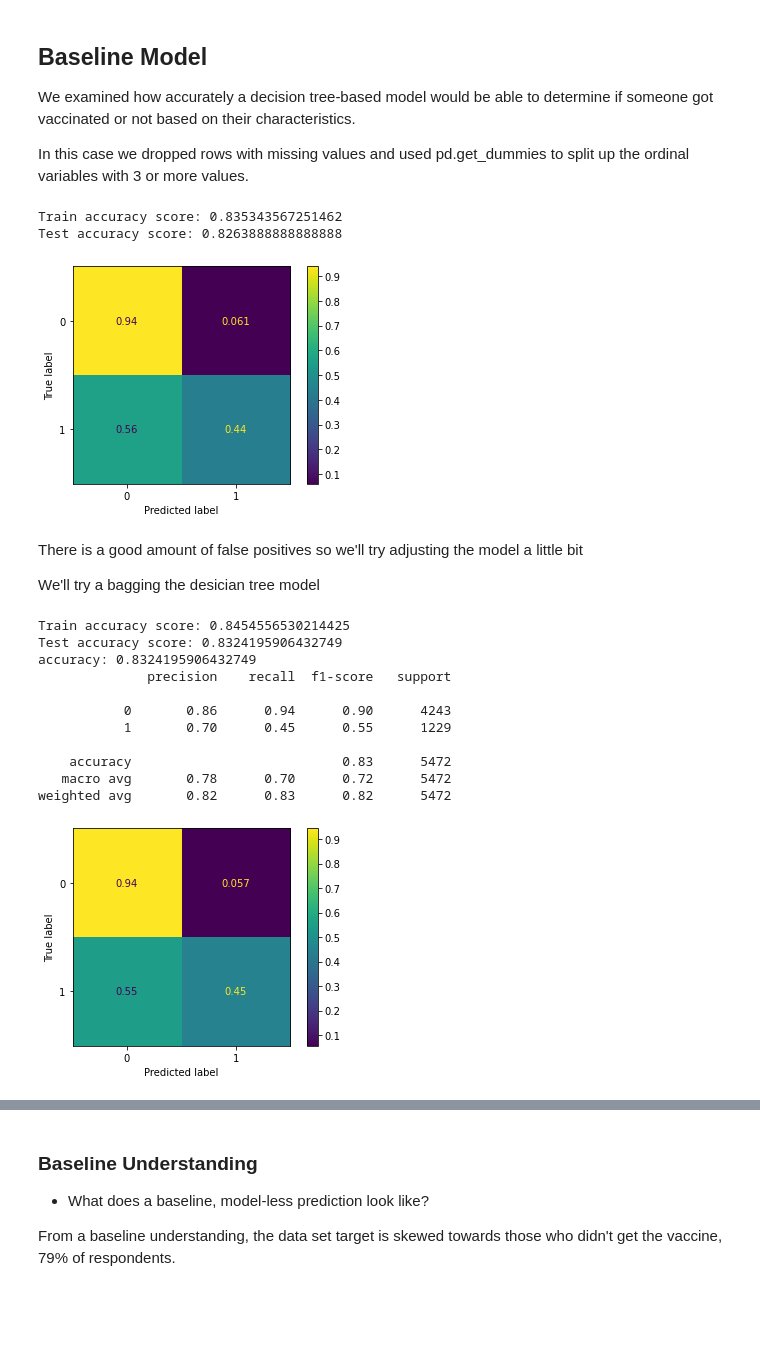
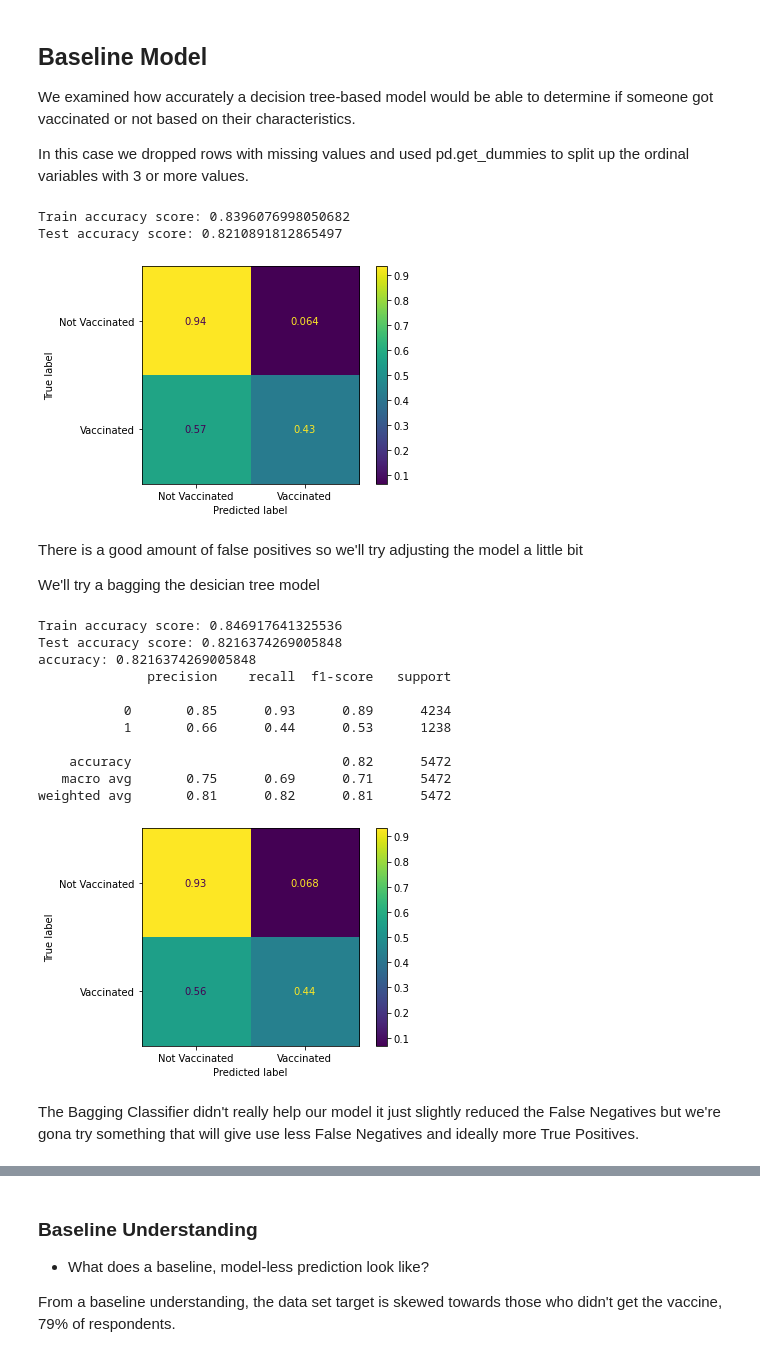
Before and after one commit to Jyve00/H1N1_Vaccine_Analysis, a Jupyter notebook: main.ipynb, the cells around one changed output, grey strips where cells are left out. Drawn from its saved outputs; the diff is of its cells as text; code cells hidden in the pictures; blank space fills up the shorter version.

```diff
--- a/main.ipynb
+++ b/main.ipynb
@@ -27,10 +29,11 @@ The target variable is the 'h1n1 vaccine' column. It is binary: 0 means the resp
 # %%
 # We'll import the dataframe with Pandas.
+import numpy as np
 import pandas as pd
 
-data = pd.read_csv('../Data/training_set_features.csv', index_col='respondent_id')       # Included only columns we want to use as features for our model
-target = pd.read_csv('../Data/training_set_labels.csv', index_col='respondent_id')       # Target Columns
-holdout_set = pd.read_csv('../Data/test_set_features.csv', index_col='respondent_id')    # A data frame that will remain untouched in order to test final model
+data = pd.read_csv('Data/training_set_features.csv', index_col='respondent_id')       # Included only columns we want to use as features for our model
+target = pd.read_csv('Data/training_set_labels.csv', index_col='respondent_id')       # Target Columns
+holdout_set = pd.read_csv('Data/test_set_features.csv', index_col='respondent_id')    # A data frame that will remain untouched in order to test final model
 
 # Take a quick look at
 data.info()
@@ -130,37 +123,37 @@ features['rent_or_own'] = features['rent_or_own'].replace({'Own':'1','Rent':'0'}
 features['rent_or_own'].astype(int,errors='ignore',copy=False)
 
 features = features.astype('float64')
 merge_df = features.merge(target,how='left',on='respondent_id')
 merge_df.dropna(inplace=True)
 merge_df.describe()
 
 #split back into X,y
 
 y = merge_df['h1n1_vaccine']
 X = merge_df.drop('h1n1_vaccine',axis=1,inplace=False)
 
 #train test split
 from sklearn.model_selection import train_test_split
 X_train,X_test,y_train,y_test = train_test_split(X,y,test_size=.25)
 
 #instantiate decisiontree classifier
 from sklearn.tree import DecisionTreeClassifier
 from sklearn.metrics import plot_confusion_matrix
 
 tree_clf = DecisionTreeClassifier(criterion='gini',max_depth=7,random_state =42 )
 tree_clf.fit(X_train,y_train)
 
-plot_confusion_matrix(tree_clf,X_test,y_test, normalize='true')
+plot_confusion_matrix(tree_clf,X_test,y_test, normalize='true', display_labels=['Not Vaccinated', 'Vaccinated'])
 
 #training accuracy score
 print("Train accuracy score:", tree_clf.score(X_train,y_train))
 
 #testing accuracy score
 print("Test accuracy score:", tree_clf.score(X_test,y_test))
 # %% [output]
-Train accuracy score: 0.835343567251462
-Test accuracy score: 0.8263888888888888
+Train accuracy score: 0.8396076998050682
+Test accuracy score: 0.8210891812865497
-[figure, old version]
+[figure, new version]
 # %% [markdown]
 There is a good amount of false positives so we'll try adjusting the model a little bit
 
@@ -180,21 +173,23 @@ print("Test accuracy score:",btc.score(X_test,y_test))
 btc_pred = btc.predict(X_test)
 from sklearn.metrics import accuracy_score
 print("accuracy:", accuracy_score(y_test,btc_pred, normalize='true'))
-plot_confusion_matrix(btc,X_test,y_test, normalize='true')
+plot_confusion_matrix(btc,X_test,y_test, normalize='true', display_labels=['Not Vaccinated', 'Vaccinated'])
 
-
+from sklearn.metrics import classification_report
 print(classification_report(y_test, btc_pred))
 # %% [output]
-Train accuracy score: 0.8454556530214425
-Test accuracy score: 0.8324195906432749
-accuracy: 0.8324195906432749
+Train accuracy score: 0.846917641325536
+Test accuracy score: 0.8216374269005848
+accuracy: 0.8216374269005848
               precision    recall  f1-score   support
 
-           0       0.86      0.94      0.90      4243
-           1       0.70      0.45      0.55      1229
+           0       0.85      0.93      0.89      4234
+           1       0.66      0.44      0.53      1238
 
-    accuracy                           0.83      5472
-   macro avg       0.78      0.70      0.72      5472
-weighted avg       0.82      0.83      0.82      5472
+    accuracy                           0.82      5472
+   macro avg       0.75      0.69      0.71      5472
+weighted avg       0.81      0.82      0.81      5472
-[figure, old version]
+[figure, new version]
+# %% [markdown]
+The Bagging Classifier didn't really help our model it just slightly reduced the False Negatives but we're gona try something that will give use less False Negatives and ideally more True Positives.
 # %% [markdown]
```
Also changed, not shown: parts of 24 cells of this notebook.
